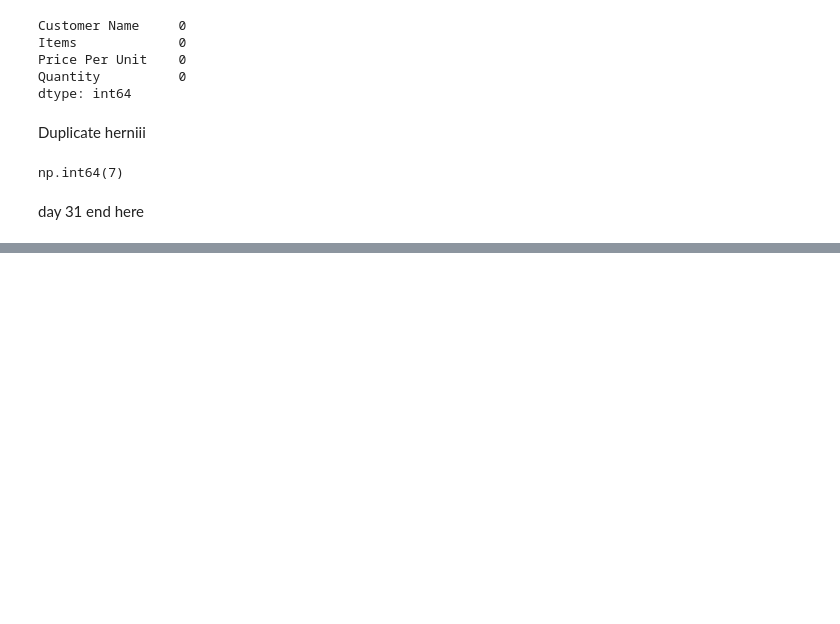
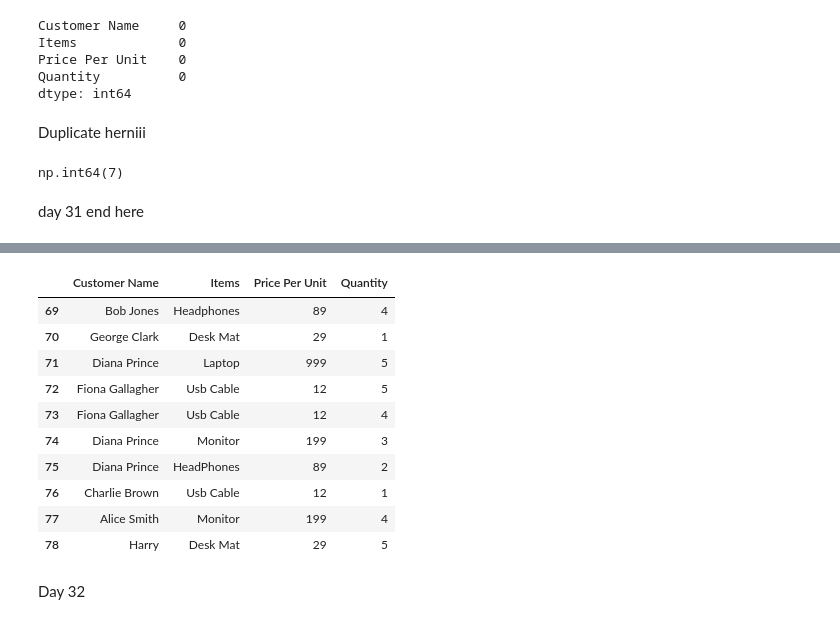
Before and after one commit to adhish-pkrl/daily-python-codes, a Jupyter notebook: day31.ipynb, the cells around one changed output, grey strips where cells are left out. Drawn from its saved outputs; the diff is of its cells as text; code cells hidden in the pictures; blank space fills up the shorter version.

```diff
--- a/day31.ipynb
+++ b/day31.ipynb
@@ -362,0 +392,2 @@ day 31 end here
+# %%
+df['Quantity'] = df['Quantity'].astype(int)
@@ -362,0 +438,16 @@ day 31 end here
+# %%
+df.tail(10)
+# %% [output]
+|  | Customer Name | Items | Price Per Unit | Quantity |
+| 69 | Bob Jones | Headphones | 89 | 4 |
+| 70 | George Clark | Desk Mat | 29 | 1 |
+| 71 | Diana Prince | Laptop | 999 | 5 |
+| 72 | Fiona Gallagher | Usb Cable | 12 | 5 |
+| 73 | Fiona Gallagher | Usb Cable | 12 | 4 |
+| 74 | Diana Prince | Monitor | 199 | 3 |
+| 75 | Diana Prince | HeadPhones | 89 | 2 |
+| 76 | Charlie Brown | Usb Cable | 12 | 1 |
+| 77 | Alice Smith | Monitor | 199 | 4 |
+| 78 | Harry | Desk Mat | 29 | 5 |
+# %% [markdown]
+Day 32
```
Also changed, not shown: parts of 9 cells of this notebook.
